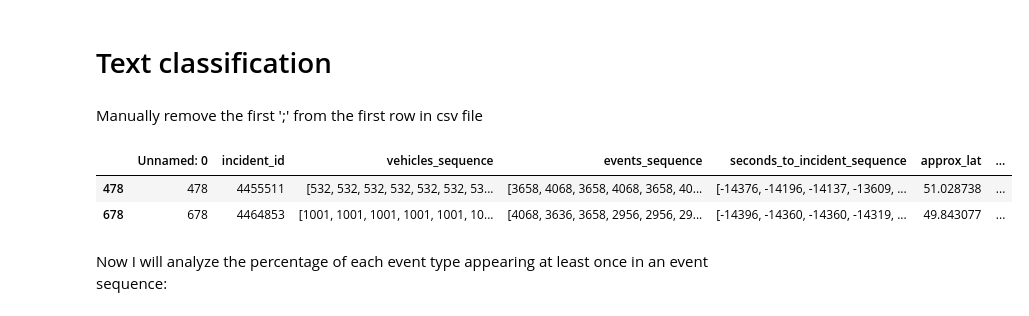
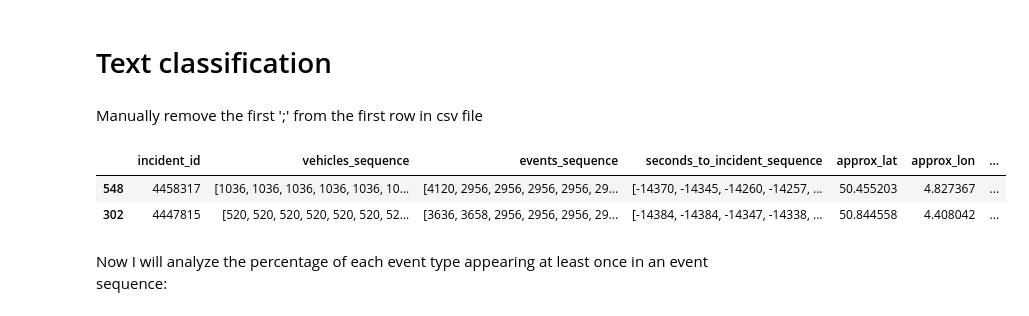
Before and after one commit to stef4k/train-maintenance-data-mining, a Jupyter notebook: text_classification.ipynb, the cells around one changed output. Cells and saved outputs as stored; diff of their text form; code cells hidden in the pictures.

```diff
--- a/text_classification.ipynb
+++ b/text_classification.ipynb
@@ -26,12 +26,12 @@ from sklearn.model_selection import StratifiedKFold
 # %% [markdown]
 Manually remove the first ';' from the first row in csv file
 # %%
-df = pd.read_csv('sncb_data_challenge.csv', delimiter=';')
+df = pd.read_csv('sncb_data_challenge.csv', delimiter=';', index_col=0)
 df.sample(2)
 # %% [output]
-|  | Unnamed: 0 | incident_id | vehicles_sequence | events_sequence | seconds_to_incident_sequence | approx_lat | ... |
-| 478 | 478 | 4455511 | [532, 532, 532, 532, 532, 532, 53... | [3658, 4068, 3658, 4068, 3658, 40... | [-14376, -14196, -14137, -13609, ... | 51.028738 | ... |
-| 678 | 678 | 4464853 | [1001, 1001, 1001, 1001, 1001, 10... | [4068, 3636, 3658, 2956, 2956, 29... | [-14396, -14360, -14360, -14319, ... | 49.843077 | ... |
+|  | incident_id | vehicles_sequence | events_sequence | seconds_to_incident_sequence | approx_lat | approx_lon | ... |
+| 548 | 4458317 | [1036, 1036, 1036, 1036, 1036, 10... | [4120, 2956, 2956, 2956, 2956, 29... | [-14370, -14345, -14260, -14257, ... | 50.455203 | 4.827367 | ... |
+| 302 | 4447815 | [520, 520, 520, 520, 520, 520, 52... | [3636, 3658, 2956, 2956, 2956, 29... | [-14384, -14384, -14347, -14338, ... | 50.844558 | 4.408042 | ... |
 # %% [markdown]
 Now I will analyze the percentage of each event type appearing at least once in an event sequence:
 # %%
```
Also changed, not shown: parts of 11 cells of this notebook.
